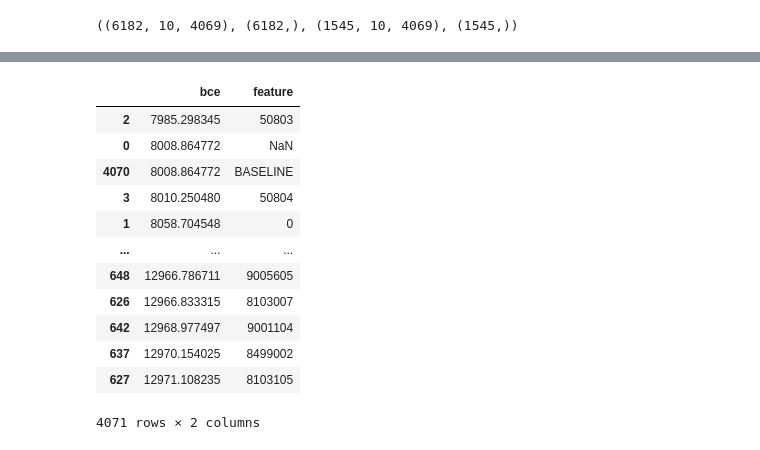
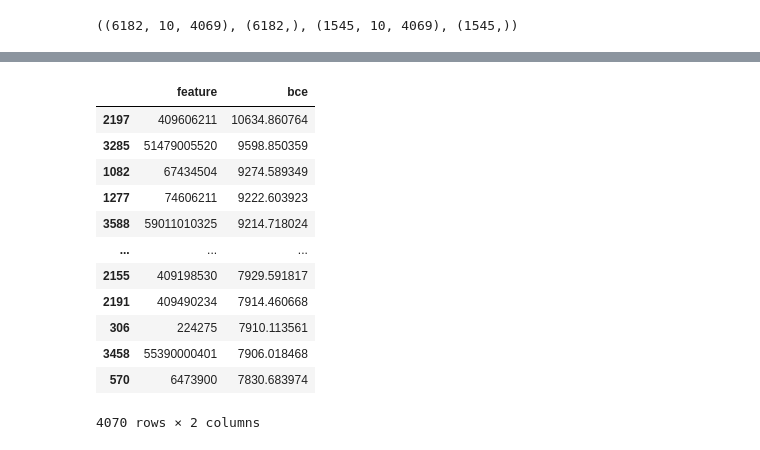
Before and after one commit to suhyun-guri/DSML_Research, a Jupyter notebook: 07. Reverse Feature Importance.ipynb, the cells around one changed output, grey strips where cells are left out. Drawn from its saved outputs; the diff is of its cells as text; code cells hidden in the pictures.

Commit message:
Reverse Feature Importance + with Saved Model

```diff
--- a/07. Reverse Feature Importance.ipynb
+++ b/07. Reverse Feature Importance.ipynb
@@ -141,0 +115,4 @@ X_700.shape, y_700.shape
+# %%
+pred = model.predict(X_test)
+# bce = tf.keras.losses.BinaryCrossentropy(from_logits=True)
+base_bce_700 = BinaryCrossEntropy(pred, y_test)[0]
@@ -143,9 +122,10 @@ X_700.shape, y_700.shape
 # 컬럼이름 로드
 COLS = list(pd.read_csv('/project/guri/data/data2d_forposter.csv').columns)
 # %%
+#reverse 함수 생성
 a = [1,0,0,1,0,1]
 def reverse(li):
-    return np.logical_not(li).astype(int)
+    return np.logical_not(li).astype(np.float64)
 
 reverse(a)
 # %% [output]
@@ -153,6 +135,6 @@ array([0, 1, 1, 0, 1, 0])
 # %%
 results = []
-result.append({'feaure':'BASELINE', 'bce':916.4885112753052})
+results.append({'feature':'BASELINE', 'bce':base_bce_700})
 for i in tqdm(range(len(COLS))):
     save_col = X_test[:,:,i].copy()
     for p in range(X_test.shape[0]):
@@ -161,3 +143,4 @@ for i in tqdm(range(len(COLS))):
     pred = model.predict(X_test)
     bce = BinaryCrossEntropy(pred, y_test)[0]
     results.append({'feature':COLS[i], 'bce':bce})
+    X_test[:,:,i] = save_col
@@ -234,6 +215,7 @@ results = []
 results.append({'feature':'BASELINE', 'bce':base_bce})
 
 for i in tqdm(range(len(COLS))):
+    #원본 저장해놓고 for문 하나 끝날 때 다시 복원해준다. - save_col
     save_col = X_test[:,:,i].copy()
     for p in range(X_test.shape[0]):
         X_test[p,:,i] = reverse(X_test[p,:,i])
@@ -241,3 +223,4 @@ for i in tqdm(range(len(COLS))):
     pred = model.predict(X_test)
     bce = BinaryCrossEntropy(pred, y_test)[0]
     results.append({'feature':COLS[i], 'bce':bce})
+    X_test[:,:,i] = save_col
@@ -246,22 +227,21 @@ results.append({'feature':'BASELINE', 'bce':base_bce})
 # %%
-df = pd.DataFrame(results)
-df = df.sort_values('bce')
-df1 = df.drop('feaure', axis=1)
+df1 = pd.DataFrame(results)
+df1 = df1.sort_values('bce', ascending=False)
 df1
 # %% [output]
-|  | bce | feature |
-| 2 | 7985.298345 | 50803 |
-| 0 | 8008.864772 | NaN |
-| 4070 | 8008.864772 | BASELINE |
-| 3 | 8010.250480 | 50804 |
-| 1 | 8058.704548 | 0 |
+|  | feature | bce |
+| 2197 | 409606211 | 10634.860764 |
+| 3285 | 51479005520 | 9598.850359 |
+| 1082 | 67434504 | 9274.589349 |
+| 1277 | 74606211 | 9222.603923 |
+| 3588 | 59011010325 | 9214.718024 |
 | ... | ... | ... |
-| 648 | 12966.786711 | 9005605 |
-| 626 | 12966.833315 | 8103007 |
-| 642 | 12968.977497 | 9001104 |
-| 637 | 12970.154025 | 8499002 |
-| 627 | 12971.108235 | 8103105 |
+| 2155 | 409198530 | 7929.591817 |
+| 2191 | 409490234 | 7914.460668 |
+| 306 | 224275 | 7910.113561 |
+| 3458 | 55390000401 | 7906.018468 |
+| 570 | 6473900 | 7830.683974 |
-4071 rows × 2 columns
+4070 rows × 2 columns
 # %%
 df1.to_csv('./reverse_FI.csv', index=False)
 a = pd.read_csv('./reverse_FI.csv')
```
Also changed, not shown: parts of 38 cells of this notebook, 1 other file.
